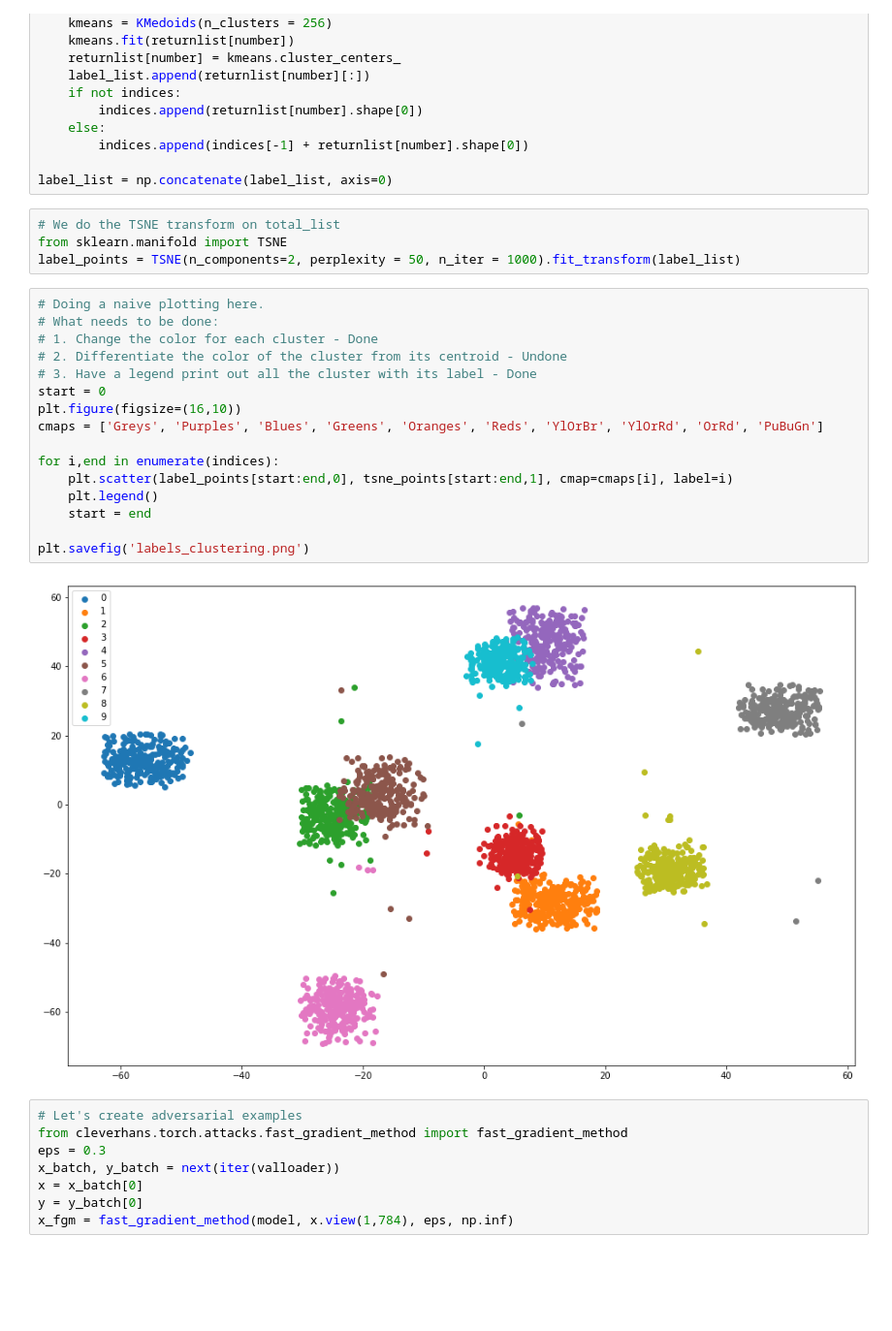
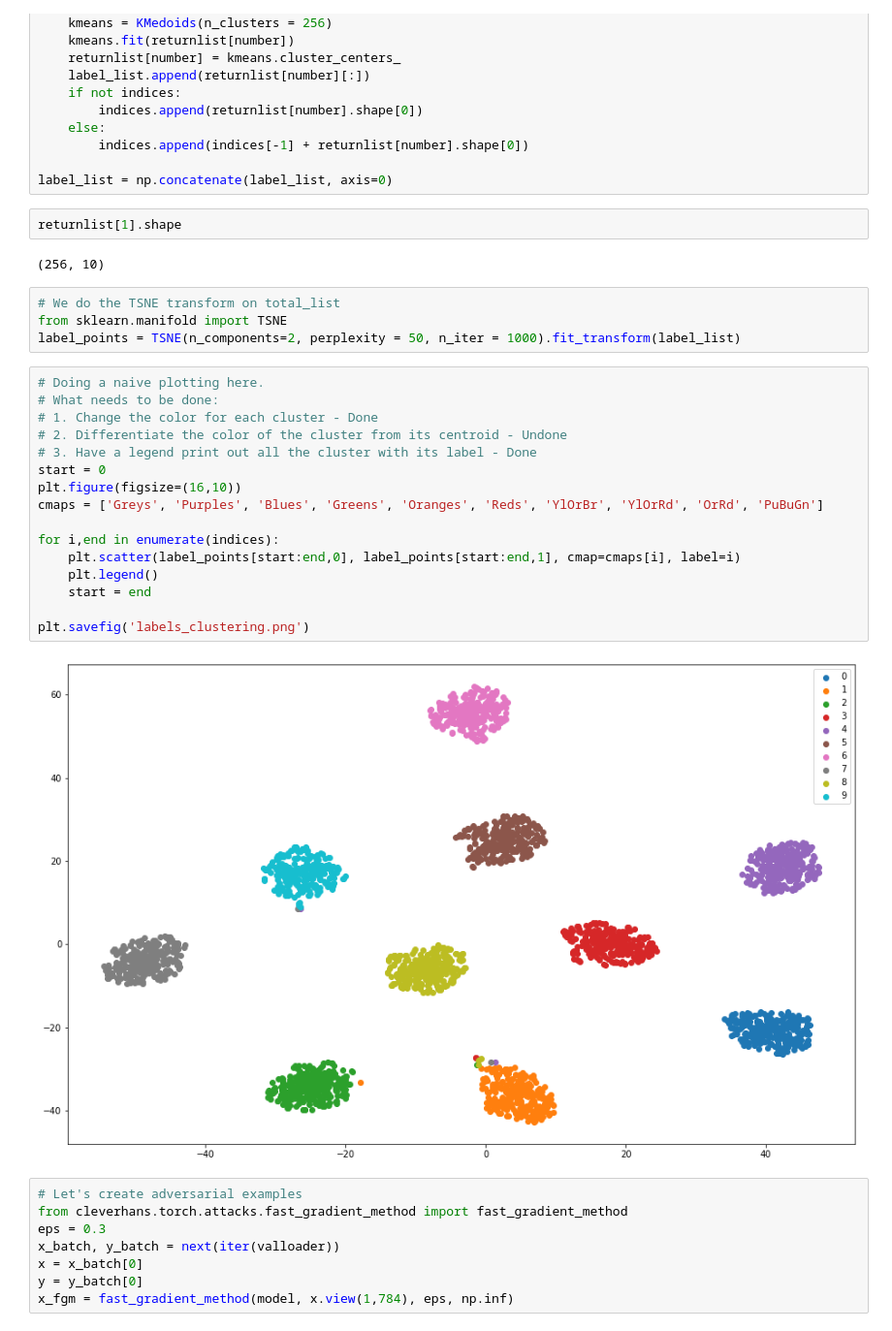
Before and after one commit to aranganath/Adversarial, a Jupyter notebook: k-means-medians-on-each-class-with-tsne.ipynb, the cells around one changed output. Shown at 97% size. Cells and saved outputs as stored; diff of their text form; blank space fills up the shorter version.

```diff
--- a/k-means-medians-on-each-class-with-tsne.ipynb
+++ b/k-means-medians-on-each-class-with-tsne.ipynb
@@ -254,6 +269,10 @@ for number in range(10):
         indices.append(indices[-1] + returnlist[number].shape[0])
 
 label_list = np.concatenate(label_list, axis=0)
+# %%
+returnlist[1].shape
+# %% [output]
+(256, 10)
 # %%
 # We do the TSNE transform on total_list
 from sklearn.manifold import TSNE
@@ -261,21 +280,21 @@ label_points = TSNE(n_components=2, perplexity = 50, n_iter = 1000).fit_transfor
 # %%
 # Doing a naive plotting here.
 # What needs to be done:
 # 1. Change the color for each cluster - Done
 # 2. Differentiate the color of the cluster from its centroid - Undone
 # 3. Have a legend print out all the cluster with its label - Done
 start = 0
 plt.figure(figsize=(16,10))
 cmaps = ['Greys', 'Purples', 'Blues', 'Greens', 'Oranges', 'Reds', 'YlOrBr', 'YlOrRd', 'OrRd', 'PuBuGn']
 
 for i,end in enumerate(indices):
-    plt.scatter(label_points[start:end,0], tsne_points[start:end,1], cmap=cmaps[i], label=i)
+    plt.scatter(label_points[start:end,0], label_points[start:end,1], cmap=cmaps[i], label=i)
     plt.legend()
     start = end
 
 plt.savefig('labels_clustering.png')
 # %% [output]
-[figure, old version]
+[figure, new version]
 # %%
 # Let's create adversarial examples
 from cleverhans.torch.attacks.fast_gradient_method import fast_gradient_method
```
Also changed, not shown: parts of 14 cells of this notebook, 1 other file.
